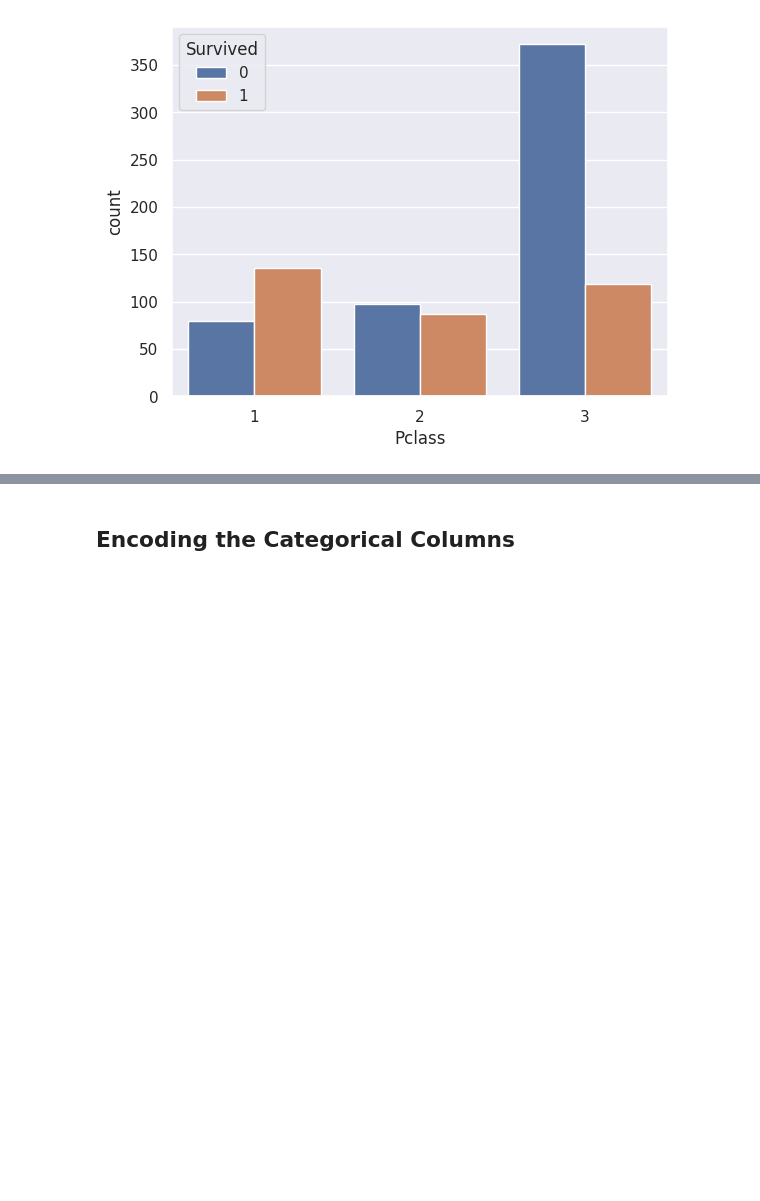
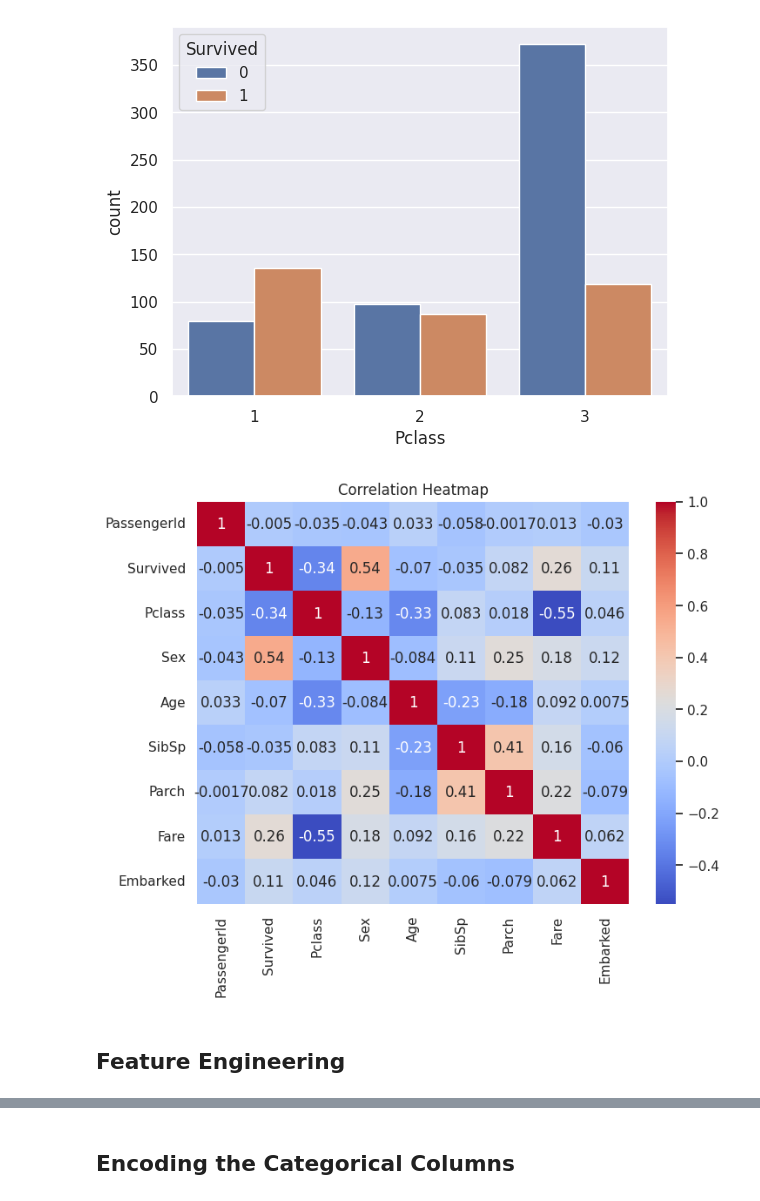
Before and after one commit to AfsanehShamsaddini/Titanic_Survival_Prediction, a Jupyter notebook: Titanic_Survival_Prediction.ipynb, the cells around one changed output, grey strips where cells are left out. Saved outputs shown, nothing was run; the diff lists cells and outputs as text; code cells hidden in the pictures; blank space fills up the shorter version.

```diff
--- a/Titanic_Survival_Prediction.ipynb
+++ b/Titanic_Survival_Prediction.ipynb
@@ -195,3 +222,13 @@ sns.countplot(x='Pclass', data= titanic_data, hue='Survived')
 # %% [output]
 <Axes: xlabel='Pclass', ylabel='count'>
 [figure]
+# %%
+# Correlation heatmap
+plt.figure(figsize=(8, 6))
+sns.heatmap(titanic_data.corr(), annot = True, cmap='coolwarm')
+plt.title('Correlation Heatmap')
+plt.show()
+# %% [output]
+[figure, added]
+# %% [markdown]
+##  Feature Engineering
```
Also changed, not shown: parts of 22 cells of this notebook.
